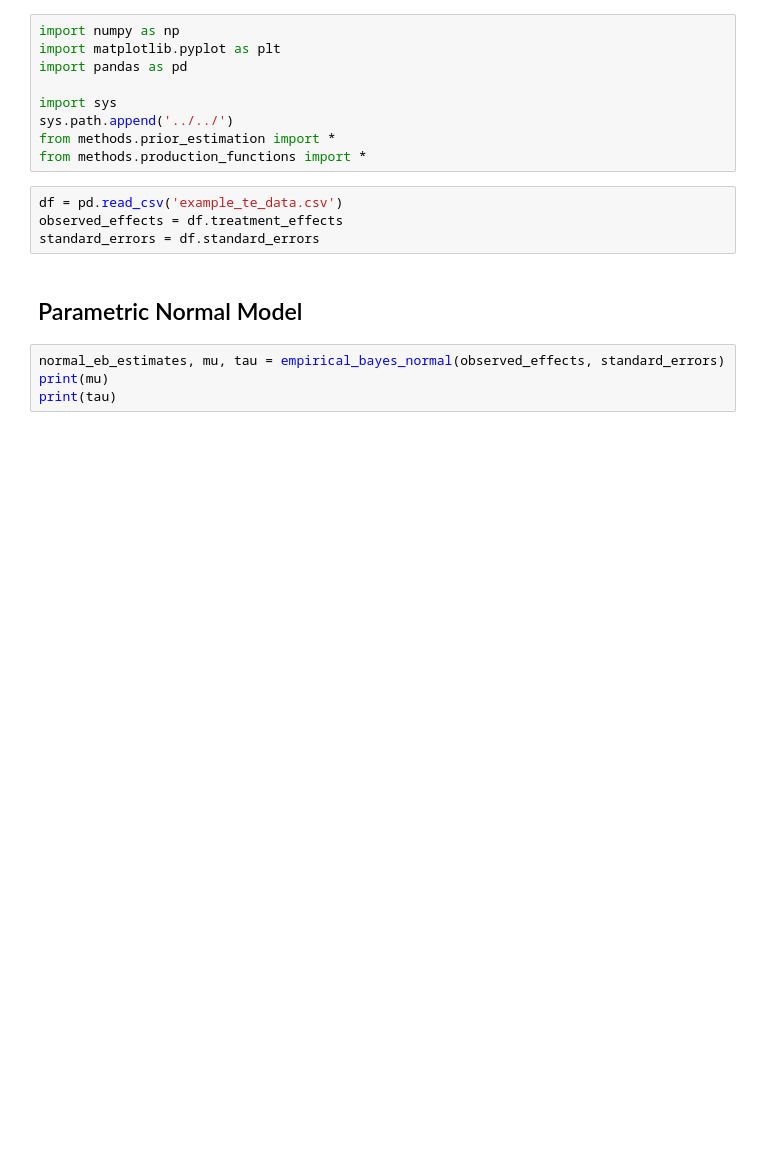
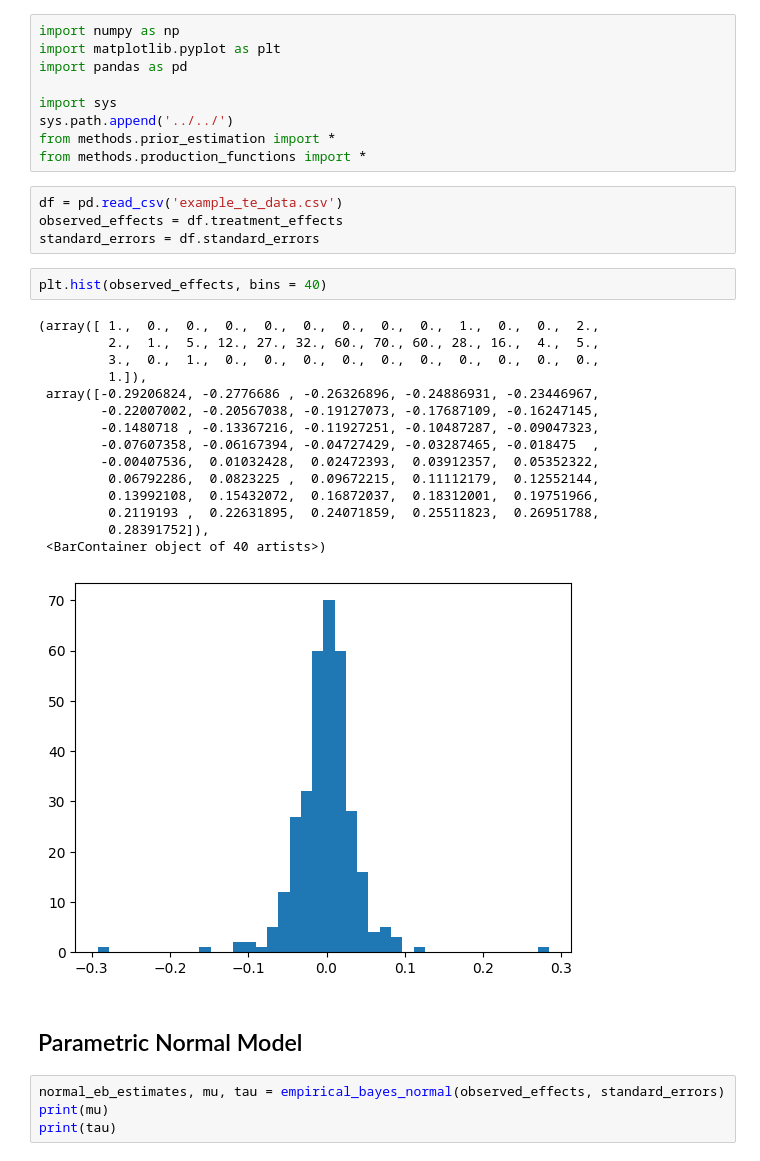
Before and after one commit to tsudijon/OptimizeExperimentPrograms, a Jupyter notebook: notebooks/other_analyses/prior_estimation.ipynb, the cells around one changed output. Saved outputs shown, nothing was run; the diff lists cells and outputs as text; blank space fills up the shorter version.

```diff
--- a/notebooks/other_analyses/prior_estimation.ipynb
+++ b/notebooks/other_analyses/prior_estimation.ipynb
@@ -11,6 +11,24 @@ from methods.production_functions import *
 df = pd.read_csv('example_te_data.csv')
 observed_effects = df.treatment_effects
 standard_errors = df.standard_errors
+# %%
+plt.hist(observed_effects, bins = 40)
+# %% [output]
+(array([ 1.,  0.,  0.,  0.,  0.,  0.,  0.,  0.,  0.,  1.,  0.,  0.,  2.,
+         2.,  1.,  5., 12., 27., 32., 60., 70., 60., 28., 16.,  4.,  5.,
+         3.,  0.,  1.,  0.,  0.,  0.,  0.,  0.,  0.,  0.,  0.,  0.,  0.,
+         1.]),
+ array([-0.29206824, -0.2776686 , -0.26326896, -0.24886931, -0.23446967,
+        -0.22007002, -0.20567038, -0.19127073, -0.17687109, -0.16247145,
+        -0.1480718 , -0.13367216, -0.11927251, -0.10487287, -0.09047323,
+        -0.07607358, -0.06167394, -0.04727429, -0.03287465, -0.018475  ,
+        -0.00407536,  0.01032428,  0.02472393,  0.03912357,  0.05352322,
+         0.06792286,  0.0823225 ,  0.09672215,  0.11112179,  0.12552144,
+         0.13992108,  0.15432072,  0.16872037,  0.18312001,  0.19751966,
+         0.2119193 ,  0.22631895,  0.24071859,  0.25511823,  0.26951788,
+         0.28391752]),
+ <BarContainer object of 40 artists>)
+[figure, added]
 # %% [markdown]
 ## Parametric Normal Model
 # %%
```
Also changed, not shown: parts of 2 cells of this notebook, 1 other file.
